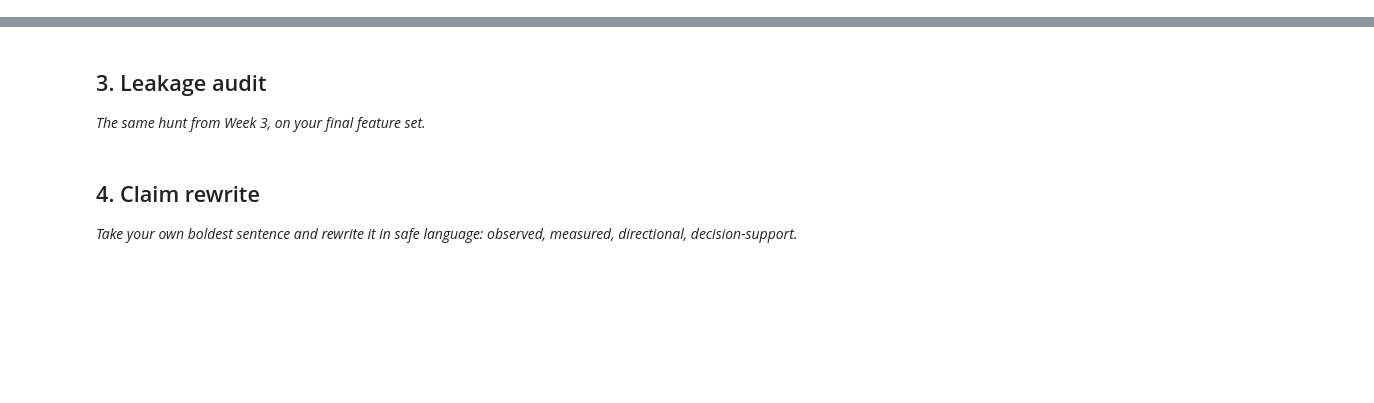
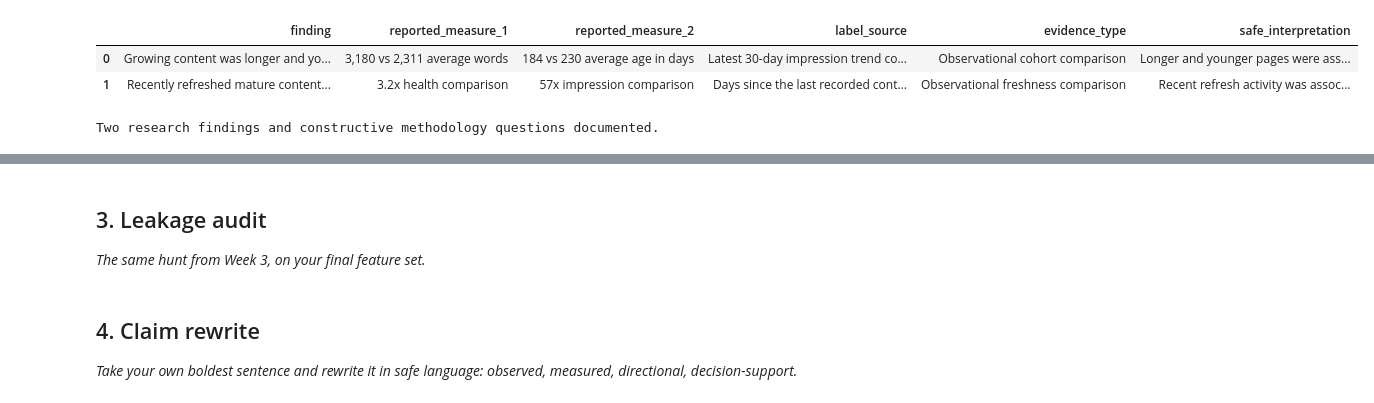
Before and after one commit to Zafar488/flyrank-ml-internship, a Jupyter notebook: work/notebooks/w06_validation_audit.ipynb, the cells around one changed output, grey strips where cells are left out. Drawn from its saved outputs; the diff is of its cells as text; code cells hidden in the pictures; blank space fills up the shorter version.

```diff
--- a/work/notebooks/w06_validation_audit.ipynb
+++ b/work/notebooks/w06_validation_audit.ipynb
@@ -22,0 +88,63 @@ This skeleton is yours to fill. Work the sections **in order** — each one has
+# %%
+import pandas as pd
+
+paper_findings = pd.DataFrame(
+    [
+        {
+            "finding": "Growing content was longer and younger",
+            "reported_measure_1": "3,180 vs 2,311 average words",
+            "reported_measure_2": "184 vs 230 average age in days",
+            "label_source": (
+                "Latest 30-day impression trend compared with "
+                "the previous 30-day period"
+            ),
+            "evidence_type": "Observational cohort comparison",
+            "safe_interpretation": (
+                "Longer and younger pages were associated with "
+                "stronger recent impression trends in the observed portfolio."
+            ),
+        },
+        {
+            "finding": (
+                "Recently refreshed mature content showed "
+                "stronger measured performance"
+            ),
+            "reported_measure_1": "3.2x health comparison",
+            "reported_measure_2": "57x impression comparison",
+            "label_source": "Days since the last recorded content update",
+            "evidence_type": "Observational freshness comparison",
+            "safe_interpretation": (
+                "Recent refresh activity was associated with stronger "
+                "measured performance among mature pages."
+            ),
+        },
+    ]
+)
+
+display(paper_findings)
+
+assert len(paper_findings) == 2
+
+assert paper_findings[
+    "safe_interpretation"
+].str.contains(
+    "associated",
+    case=False,
+).all()
+
+assert paper_findings[
+    "evidence_type"
+].str.contains(
+    "observational",
+    case=False,
+).all()
+
+print(
+    "Two research findings and constructive "
+    "methodology questions documented."
+)
+# %% [output]
+|  | finding | reported_measure_1 | reported_measure_2 | label_source | evidence_type | safe_interpretation |
+| 0 | Growing content was longer and yo... | 3,180 vs 2,311 average words | 184 vs 230 average age in days | Latest 30-day impression trend co... | Observational cohort comparison | Longer and younger pages were ass... |
+| 1 | Recently refreshed mature content... | 3.2x health comparison | 57x impression comparison | Days since the last recorded cont... | Observational freshness comparison | Recent refresh activity was assoc... |
+Two research findings and constructive methodology questions documented.
```
Also changed, not shown: parts of 8 cells of this notebook.
